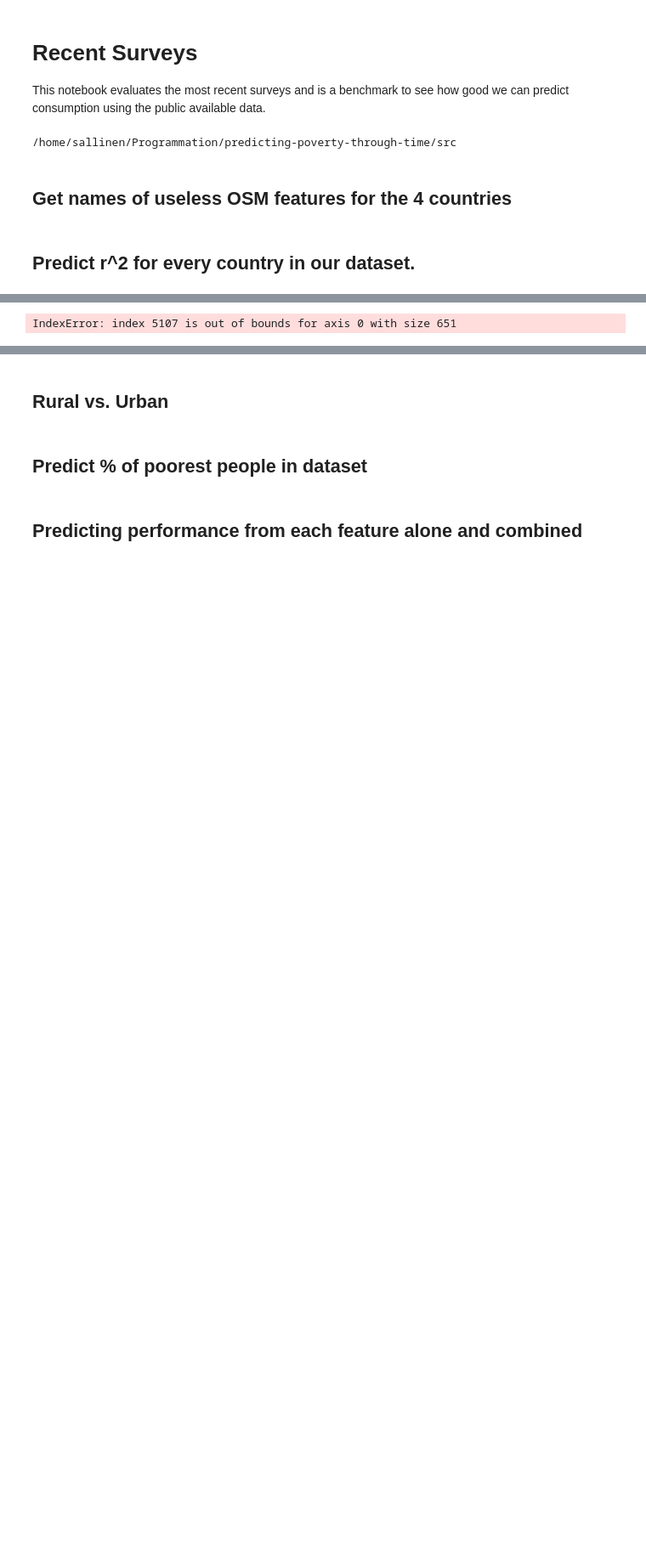
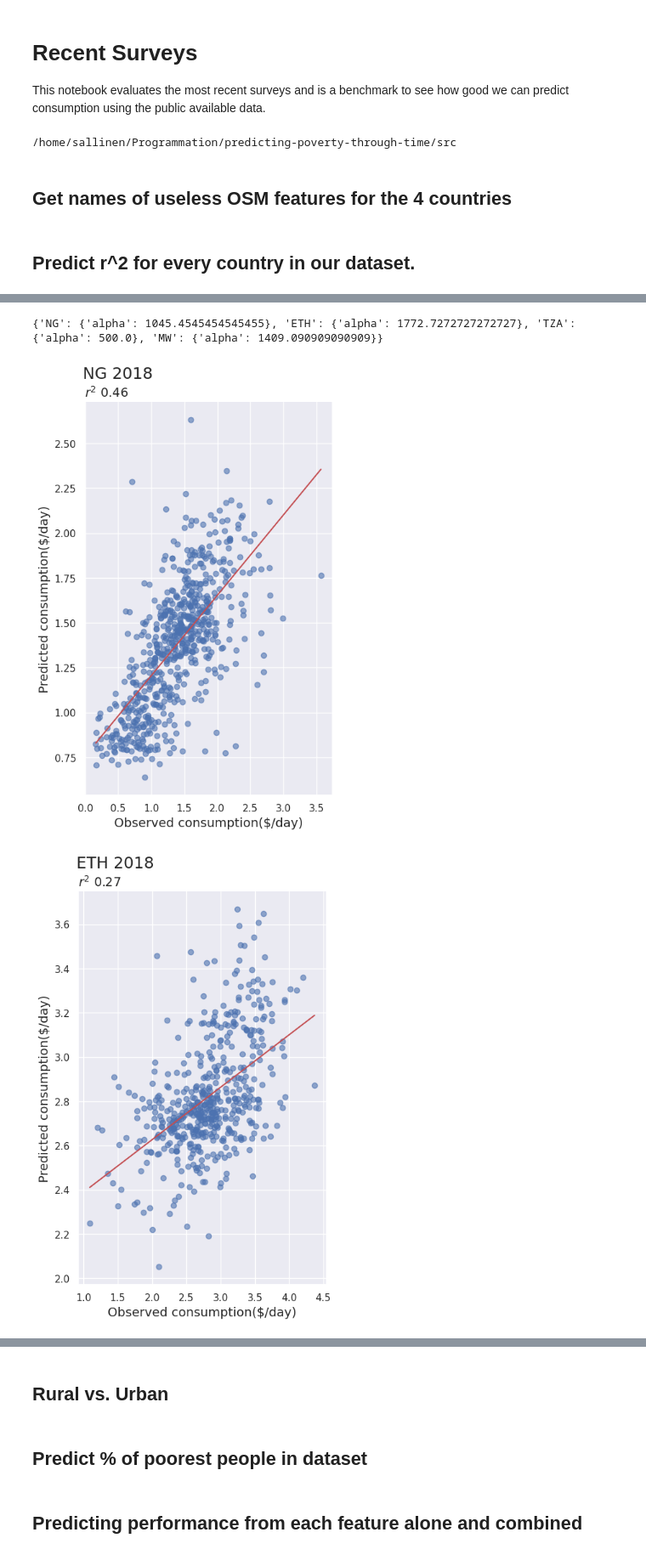
Before and after one commit to CS-433/ml-project-2-xgradingboosting, a Jupyter notebook: src/2_evaluation/0_recent_surveys.ipynb, the cells around one changed output, grey strips where cells are left out. Shown at 85% size. Drawn from its saved outputs; the diff is of its cells as text; code cells hidden in the pictures; blank space fills up the shorter version.

Commit message:
Constance + Clusters

```diff
--- a/src/2_evaluation/0_recent_surveys.ipynb
+++ b/src/2_evaluation/0_recent_surveys.ipynb
@@ -78,7 +106,7 @@ for country in countries:
 # %%
 from sklearn.model_selection import KFold
 from sklearn.model_selection import GridSearchCV
-
+from lib import clusters_utils as cl
 
 
 def optimize_params(complete, model_, params, seed, doPlot=False):
@@ -90,8 +118,10 @@ def optimize_params(complete, model_, params, seed, doPlot=False):
         tmp_df = complete.loc[complete.country == country]
         years = tmp_df.groupby(["year"]).groups.keys()
         year = max(years)
+        recent_df_complete = tmp_df.loc[tmp_df.year == year]
+        split_map = cl.split_k_sets(10, lat=recent_df_complete["lat"], lon=recent_df_complete["lon"])
         X, y = eu.get_recent_features(tmp_df, [country], all_cols)
-        search = GridSearchCV(model_, param_grid=params, scoring='r2', cv=kf)
+        search = GridSearchCV(model_, param_grid=params, scoring='r2', cv=cl.folds_from_split(split_map))
         result = search.fit(X, y)
         for key in params:
             if doPlot:
@@ -112,7 +142,10 @@ n_estimators = [50,100]
 
 print(best_params)
 # %% [output]
-IndexError: index 5107 is out of bounds for axis 0 with size 651
+{'NG': {'alpha': 1045.4545454545455}, 'ETH': {'alpha': 1772.7272727272727}, 'TZA': {'alpha': 500.0}, 'MW': {'alpha': 1409.090909090909}}
 # %%
-for i, country in enumerate(countries):
-    cnn_osm2(complete_df, Ridge, country, alpha = best_params[i])
+for country in tqdm(countries):
+    cnn_osm2(complete_df, Ridge, country, alpha = best_params[country]["alpha"])
+# %% [output]
+[figure, added]
+[figure, added]
```
Also changed, not shown: parts of 5 cells of this notebook, 2 other files.
